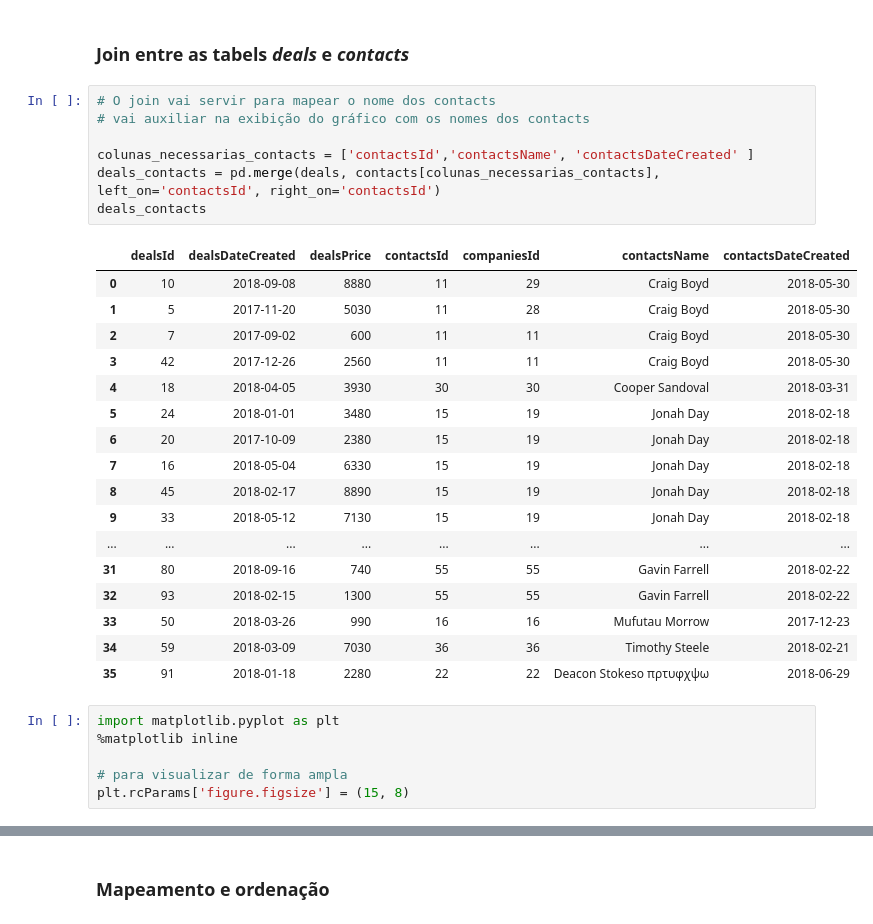
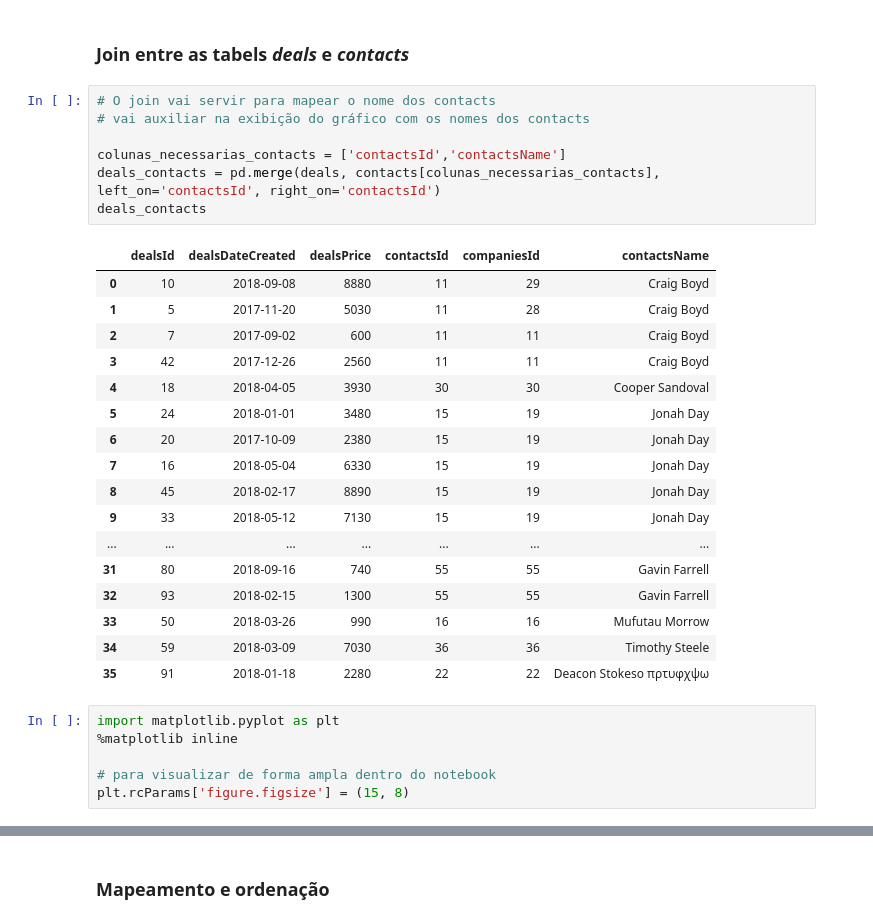
Before and after one commit to brunocampos01/data-engineering, a Jupyter notebook: indicium/DESAFIO ESTÁGIO DATA ENGINEERING.ipynb, the cells around one changed output, grey strips where cells are left out. Cells and saved outputs as stored; diff of their text form.

```diff
--- a/indicium/DESAFIO ESTÁGIO DATA ENGINEERING.ipynb
+++ b/indicium/DESAFIO ESTÁGIO DATA ENGINEERING.ipynb
@@ -194,33 +196,33 @@ Número de linhas descartadas em companies: 26
 # %%
 # O join vai servir para mapear o nome dos contacts
 # vai auxiliar na exibição do gráfico com os nomes dos contacts
 
-colunas_necessarias_contacts = ['contactsId','contactsName', 'contactsDateCreated' ]
+colunas_necessarias_contacts = ['contactsId','contactsName']
 deals_contacts = pd.merge(deals, contacts[colunas_necessarias_contacts], left_on='contactsId', right_on='contactsId')
 deals_contacts
 # %% [output]
-|  | dealsId | dealsDateCreated | dealsPrice | contactsId | companiesId | contactsName | contactsDateCreated |
-| 0 | 10 | 2018-09-08 | 8880 | 11 | 29 | Craig Boyd | 2018-05-30 |
-| 1 | 5 | 2017-11-20 | 5030 | 11 | 28 | Craig Boyd | 2018-05-30 |
-| 2 | 7 | 2017-09-02 | 600 | 11 | 11 | Craig Boyd | 2018-05-30 |
-| 3 | 42 | 2017-12-26 | 2560 | 11 | 11 | Craig Boyd | 2018-05-30 |
-| 4 | 18 | 2018-04-05 | 3930 | 30 | 30 | Cooper Sandoval | 2018-03-31 |
-| 5 | 24 | 2018-01-01 | 3480 | 15 | 19 | Jonah Day | 2018-02-18 |
-| 6 | 20 | 2017-10-09 | 2380 | 15 | 19 | Jonah Day | 2018-02-18 |
-| 7 | 16 | 2018-05-04 | 6330 | 15 | 19 | Jonah Day | 2018-02-18 |
-| 8 | 45 | 2018-02-17 | 8890 | 15 | 19 | Jonah Day | 2018-02-18 |
-| 9 | 33 | 2018-05-12 | 7130 | 15 | 19 | Jonah Day | 2018-02-18 |
-| ... | ... | ... | ... | ... | ... | ... | ... |
-| 31 | 80 | 2018-09-16 | 740 | 55 | 55 | Gavin Farrell | 2018-02-22 |
-| 32 | 93 | 2018-02-15 | 1300 | 55 | 55 | Gavin Farrell | 2018-02-22 |
-| 33 | 50 | 2018-03-26 | 990 | 16 | 16 | Mufutau Morrow | 2017-12-23 |
-| 34 | 59 | 2018-03-09 | 7030 | 36 | 36 | Timothy Steele | 2018-02-21 |
-| 35 | 91 | 2018-01-18 | 2280 | 22 | 22 | Deacon Stokesο πρτυφχψω | 2018-06-29 |
+|  | dealsId | dealsDateCreated | dealsPrice | contactsId | companiesId | contactsName |
+| 0 | 10 | 2018-09-08 | 8880 | 11 | 29 | Craig Boyd |
+| 1 | 5 | 2017-11-20 | 5030 | 11 | 28 | Craig Boyd |
+| 2 | 7 | 2017-09-02 | 600 | 11 | 11 | Craig Boyd |
+| 3 | 42 | 2017-12-26 | 2560 | 11 | 11 | Craig Boyd |
+| 4 | 18 | 2018-04-05 | 3930 | 30 | 30 | Cooper Sandoval |
+| 5 | 24 | 2018-01-01 | 3480 | 15 | 19 | Jonah Day |
+| 6 | 20 | 2017-10-09 | 2380 | 15 | 19 | Jonah Day |
+| 7 | 16 | 2018-05-04 | 6330 | 15 | 19 | Jonah Day |
+| 8 | 45 | 2018-02-17 | 8890 | 15 | 19 | Jonah Day |
+| 9 | 33 | 2018-05-12 | 7130 | 15 | 19 | Jonah Day |
+| ... | ... | ... | ... | ... | ... | ... |
+| 31 | 80 | 2018-09-16 | 740 | 55 | 55 | Gavin Farrell |
+| 32 | 93 | 2018-02-15 | 1300 | 55 | 55 | Gavin Farrell |
+| 33 | 50 | 2018-03-26 | 990 | 16 | 16 | Mufutau Morrow |
+| 34 | 59 | 2018-03-09 | 7030 | 36 | 36 | Timothy Steele |
+| 35 | 91 | 2018-01-18 | 2280 | 22 | 22 | Deacon Stokesο πρτυφχψω |
 # %%
 import matplotlib.pyplot as plt
 %matplotlib inline
 
-# para visualizar de forma ampla
+# para visualizar de forma ampla dentro do notebook
 plt.rcParams['figure.figsize'] = (15, 8)
 # %%
 # organização dos dados
```
Also changed, not shown: parts of 16 cells of this notebook, 2 other files.
